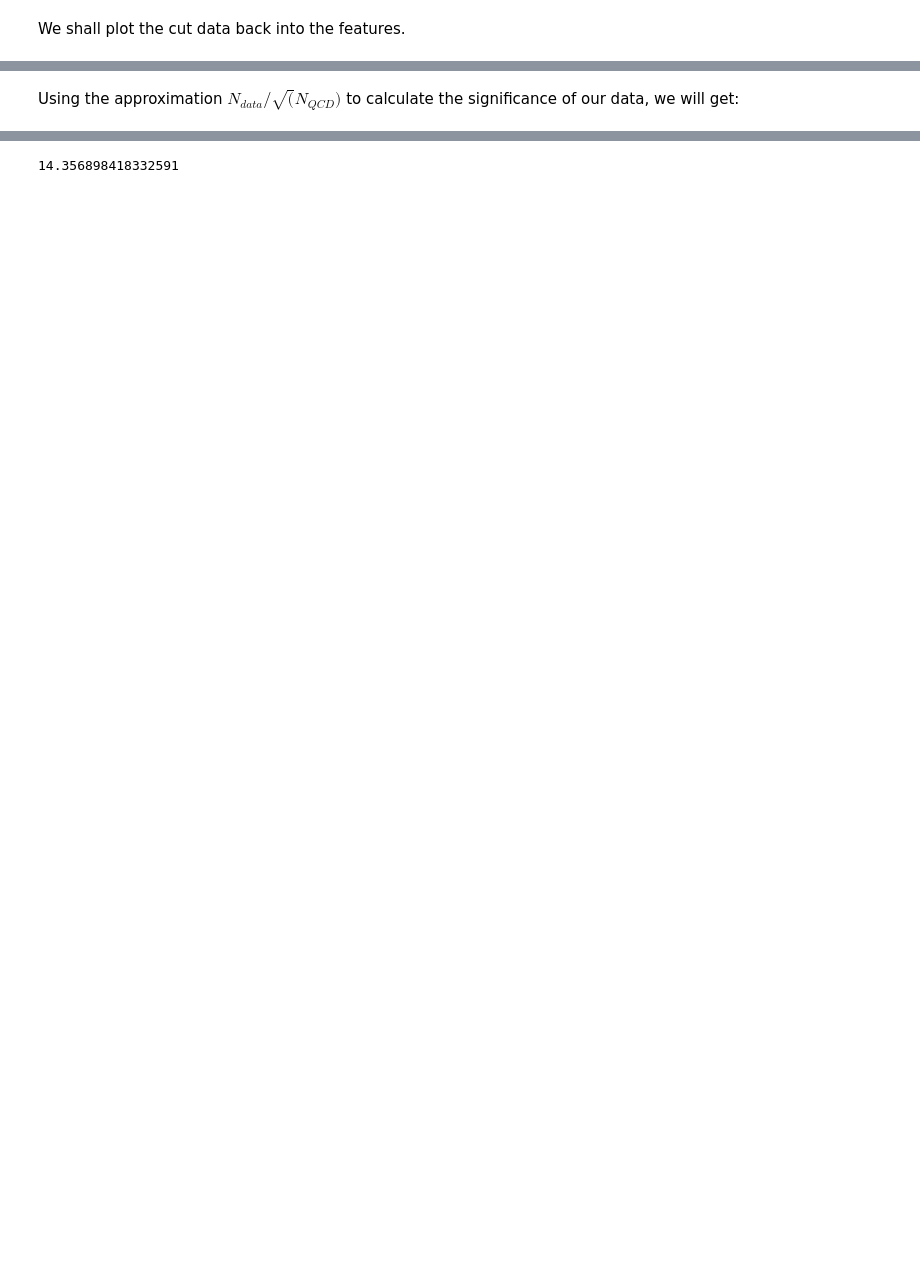
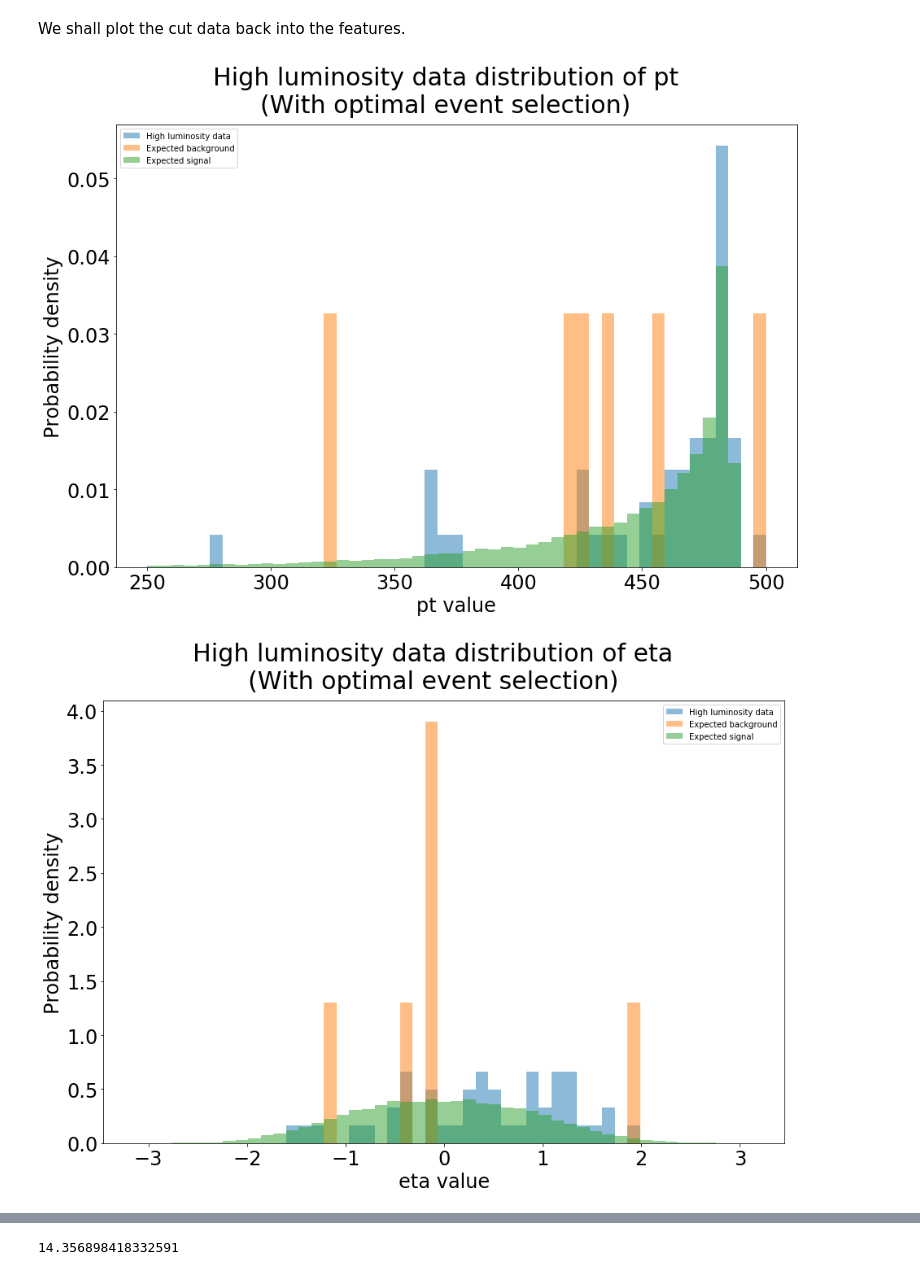
Before and after one commit to John-ZH/PHYS-343-Lab, a Jupyter notebook: John_Zhuang_Lab08.ipynb, the cells around one changed output, grey strips where cells are left out. Cells and saved outputs as stored; diff of their text form; code cells hidden in the pictures; blank space fills up the shorter version.

```diff
--- a/John_Zhuang_Lab08.ipynb
+++ b/John_Zhuang_Lab08.ipynb
@@ -108,19 +126,22 @@ We shall plot the cut data back into the features.
 # %%
 def plothighlum_sel(feature, lower, upper):
     title = 'High luminosity data distribution of ' + feature + '\n(With optimal event selection)'
-    plotfeature(feature, title, data_high_cut, 'High luminosity data, selected', data_qcd_cut, 'Background, selected', lower, upper)
+    plotfeature(feature, title, data_high_cut, 'High luminosity data', data_qcd_cut, 'Expected background', data_higgs_cut, 'Expected signal', lower, upper)
 # %%
 plothighlum_sel('pt', 250, 500)
 plothighlum_sel('eta', math.pi * (-1), math.pi)
 plothighlum_sel('phi', math.pi * (-1), math.pi)
-plothighlum_sel('mass', 0, 330)
+#plothighlum_sel('mass', 0, 330)
 plothighlum_sel('ee2', 0, 0.5)
 plothighlum_sel('ee3', 0, 0.12)
-plothighlum_sel('d2', 0, 102)
+#plothighlum_sel('d2', 0, 102)
 plothighlum_sel('angularity', 0, 0.07)
 plothighlum_sel('t1', 0, 5)
 plothighlum_sel('t2', 0, 2.5)
 plothighlum_sel('t3', 0, 1.2)
 plothighlum_sel('t21', 0, 1)
 plothighlum_sel('t32', 0, 1)
 plothighlum_sel('KtDeltaR', 0, 1.3)
+# %% [output]
+[figure, added]
+[figure, added]
@@ -127,2 +157,0 @@ plothighlum_sel('KtDeltaR', 0, 1.3)
-# %% [markdown]
-Using the approximation $N_{data} / \sqrt(N_{QCD})$ to calculate the significance of our data, we will get:
```
Also changed, not shown: parts of 46 cells of this notebook.
